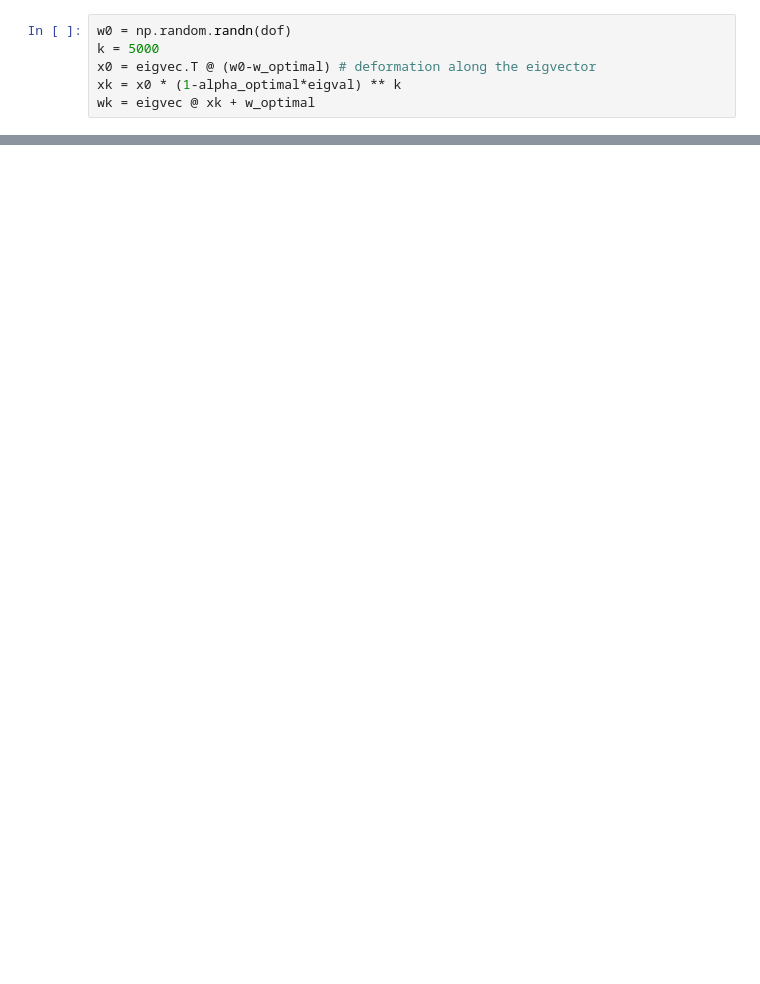
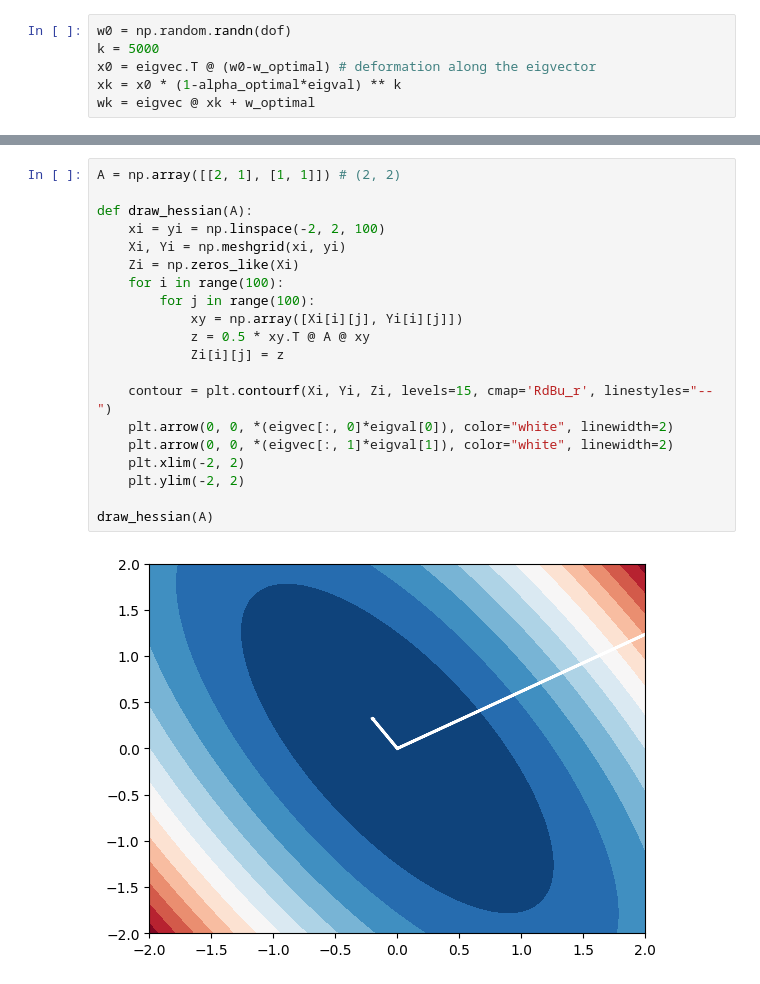
Before and after one commit to yoonhero/mmmm, a Jupyter notebook: natural_gradient.ipynb, the cells around one changed output, grey strips where cells are left out. Drawn from its saved outputs; the diff is of its cells as text; blank space fills up the shorter version.

```diff
--- a/natural_gradient.ipynb
+++ b/natural_gradient.ipynb
@@ -199,0 +327,22 @@ make_polynomial_plot(w_optimal, x, d, dof)
+# %%
+A = np.array([[2, 1], [1, 1]]) # (2, 2)
+
+def draw_hessian(A):
+    xi = yi = np.linspace(-2, 2, 100)
+    Xi, Yi = np.meshgrid(xi, yi)
+    Zi = np.zeros_like(Xi)
+    for i in range(100):
+        for j in range(100):
+            xy = np.array([Xi[i][j], Yi[i][j]])
+            z = 0.5 * xy.T @ A @ xy
+            Zi[i][j] = z
+
+    contour = plt.contourf(Xi, Yi, Zi, levels=15, cmap='RdBu_r', linestyles="--")
+    plt.arrow(0, 0, *(eigvec[:, 0]*eigval[0]), color="white", linewidth=2)
+    plt.arrow(0, 0, *(eigvec[:, 1]*eigval[1]), color="white", linewidth=2)
+    plt.xlim(-2, 2)
+    plt.ylim(-2, 2)
+
+draw_hessian(A)
+# %% [output]
+[figure, added]
```
Also changed, not shown: parts of 23 cells of this notebook, 1 other file.
